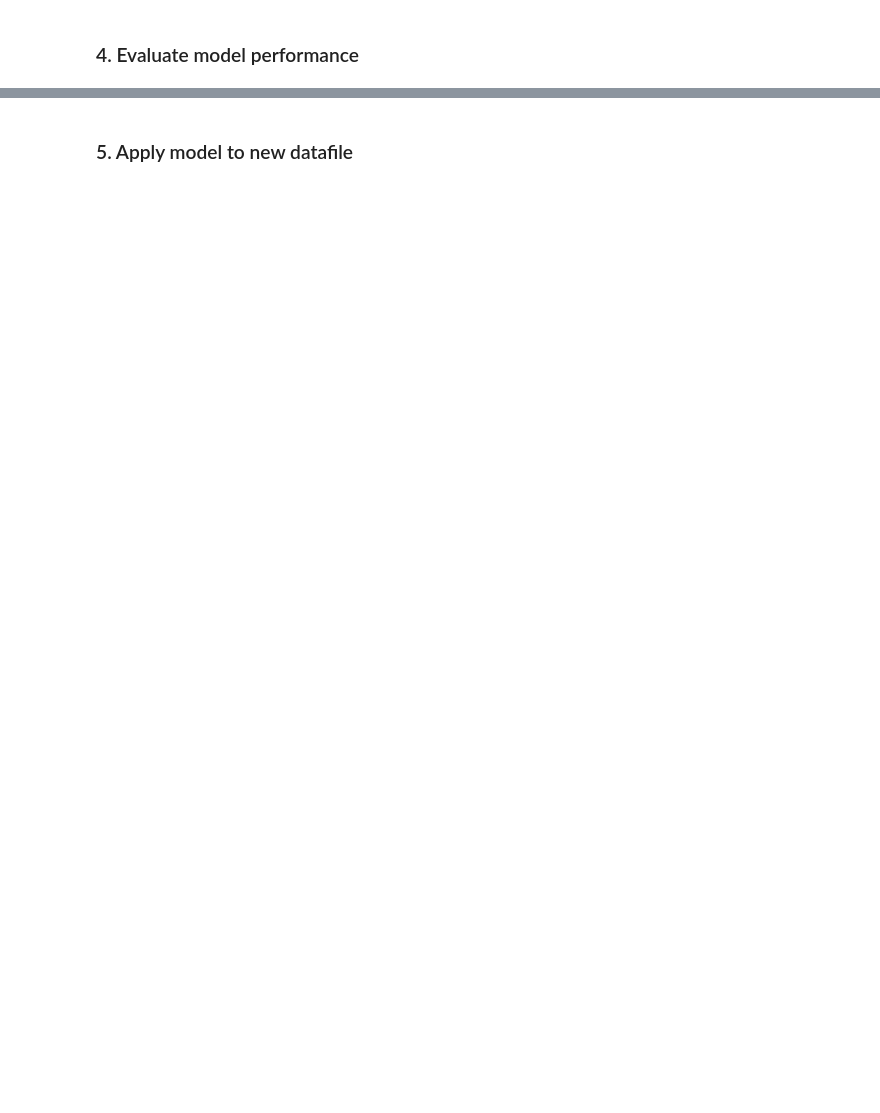
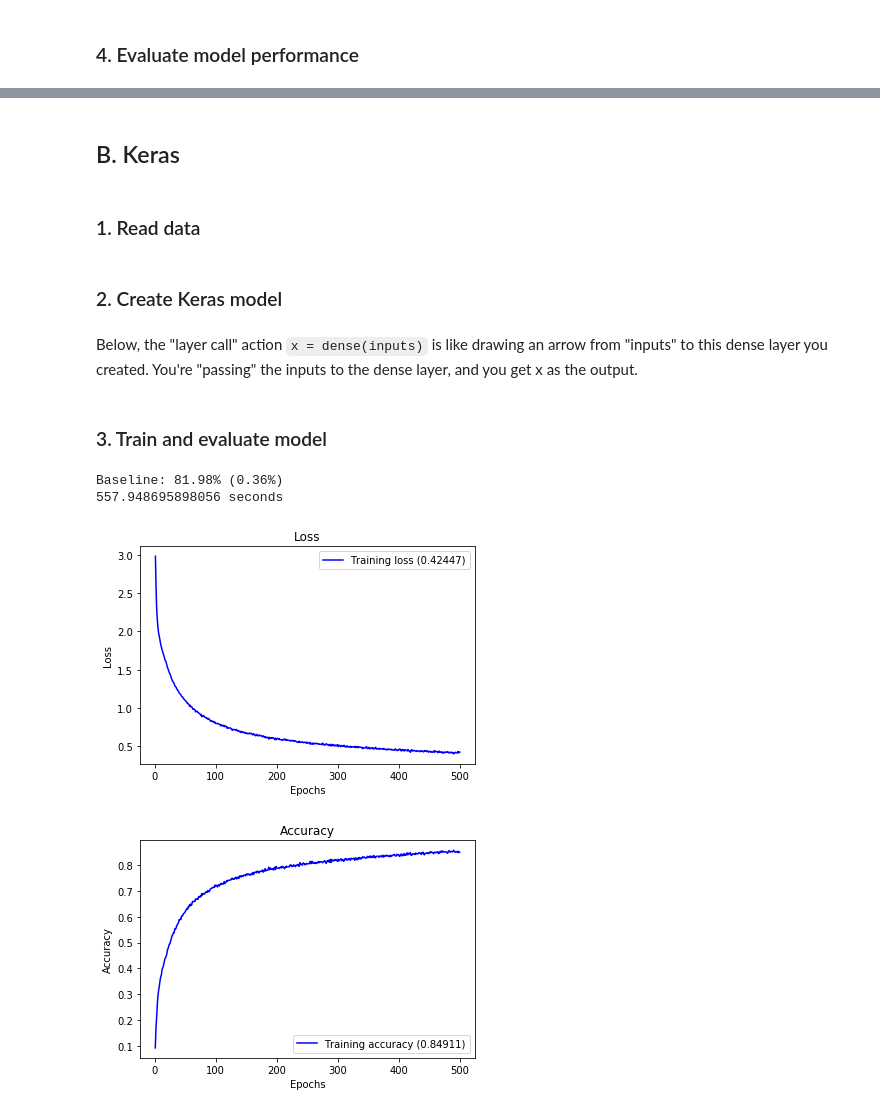
Before and after one commit to rchtsang/ecs171-HAR, a Jupyter notebook: nn.ipynb, the cells around one changed output, grey strips where cells are left out. Cells and saved outputs as stored; diff of their text form; code cells hidden in the pictures; blank space fills up the shorter version.

```diff
--- a/nn.ipynb
+++ b/nn.ipynb
@@ -217,2 +219,4 @@ plt.show()
-# %% [markdown]
-### 5. Apply model to new datafile
+# %% [markdown]
+## B. Keras
+# %% [markdown]
+### 1. Read data
@@ -218,0 +245,2 @@ plt.show()
+# %% [markdown]
+### 2. Create Keras model
@@ -218,0 +259,2 @@ plt.show()
+# %% [markdown]
+Below, the "layer call" action `x = dense(inputs)` is like drawing an arrow from "inputs" to this dense layer you created. You're "passing" the inputs to the dense layer, and you get x as the output.
@@ -218,0 +287,53 @@ plt.show()
+# %% [markdown]
+### 3. Train and evaluate model
+# %%
+import time
+start_time = time.time()
+estimator = KerasClassifier(build_fn=baseline_model, epochs=500, batch_size=200, verbose=0)
+kfold = KFold(n_splits=4, shuffle=True)
+results = cross_val_score(estimator, X, y, cv=kfold)
+print("Baseline: %.2f%% (%.2f%%)" % (results.mean()*100, results.std()*100))
+print("%s seconds" % (time.time() - start_time))
+# %% [output]
+Baseline: 81.98% (0.36%)
+557.948695898056 seconds
+# %%
+history = estimator.fit(X_train, y_train, verbose = 0)
+# %%
+# from https://www.kaggle.com/danbrice/keras-plot-history-full-report-and-grid-search
+def plot_history(history):
+    loss_list = [s for s in history.history.keys() if 'loss' in s and 'val' not in s]
+    val_loss_list = [s for s in history.history.keys() if 'loss' in s and 'val' in s]
+    acc_list = [s for s in history.history.keys() if 'acc' in s and 'val' not in s]
+    val_acc_list = [s for s in history.history.keys() if 'acc' in s and 'val' in s]
+
+    epochs = range(1,len(history.history[loss_list[0]]) + 1) # x values on graph
+
+    ## Loss
+    plt.figure(1)
+    for l in loss_list:
+        plt.plot(epochs, history.history[l], 'b', label='Training loss (' + str(str(format(history.history[l][-1],'.5f'))+')'))
+    for l in val_loss_list:
+        plt.plot(epochs, history.history[l], 'g', label='Validation loss (' + str(str(format(history.history[l][-1],'.5f'))+')'))
+
+    plt.title('Loss')
+    plt.xlabel('Epochs')
+    plt.ylabel('Loss')
+    plt.legend()
+
+    ## Accuracy
+    plt.figure(2)
+    for l in acc_list:
+        plt.plot(epochs, history.history[l], 'b', label='Training accuracy (' + str(format(history.history[l][-1],'.5f'))+')')
+    for l in val_acc_list:
+        plt.plot(epochs, history.history[l], 'g', label='Validation accuracy (' + str(format(history.history[l][-1],'.5f'))+')')
+
+    plt.title('Accuracy')
+    plt.xlabel('Epochs')
+    plt.ylabel('Accuracy')
+    plt.legend()
+    plt.show()
+plot_history(history)
+# %% [output]
+[figure, added]
+[figure, added]
```
Also changed, not shown: parts of 9 cells of this notebook.
